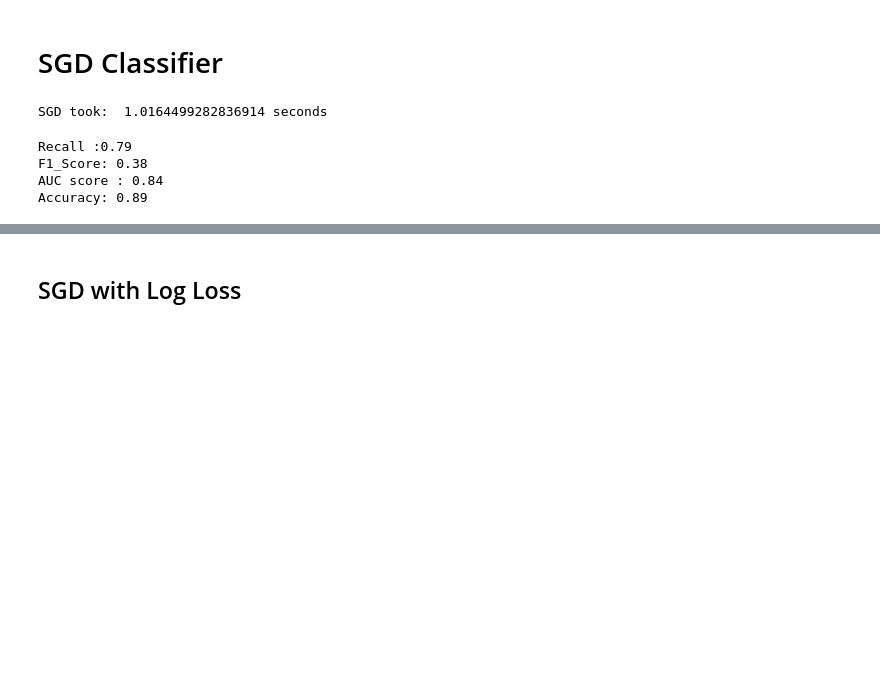
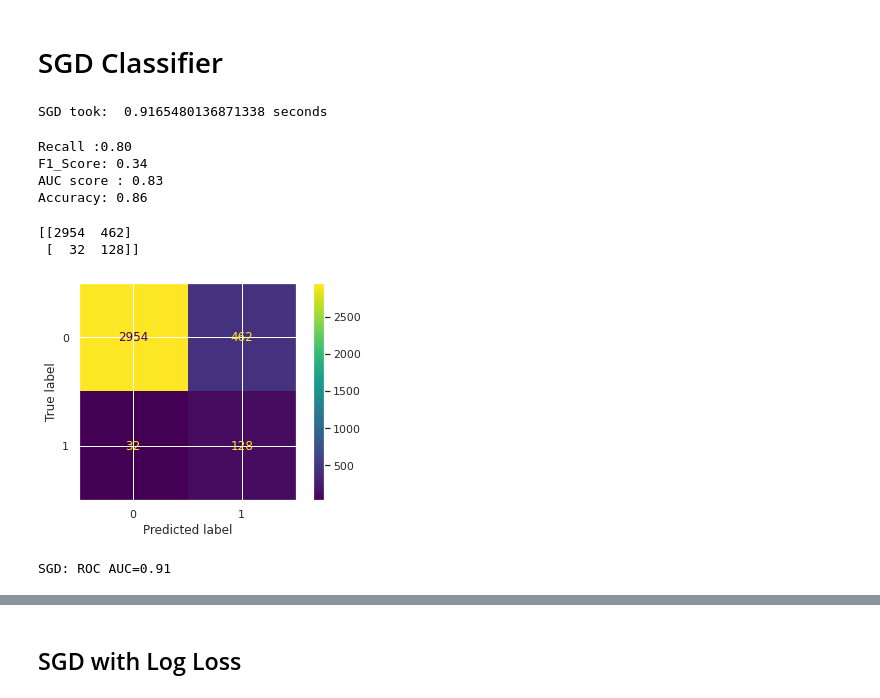
Before and after one commit to huantnguyen/FakeJobPrediction, a Jupyter notebook: v4_Project_245_fakejob.ipynb, the cells around one changed output, grey strips where cells are left out. Saved outputs shown, nothing was run; the diff lists cells and outputs as text; code cells hidden in the pictures; blank space fills up the shorter version.

```diff
--- a/v4_Project_245_fakejob.ipynb
+++ b/v4_Project_245_fakejob.ipynb
@@ -1215,37 +1145,52 @@ ax.set(xscale="log")
 # %% [markdown]
 # SGD Classifier
 # %%
-clf = SGDClassifier(loss="hinge", penalty="l2", max_iter=1000)
+sgd = SGDClassifier(loss="hinge", penalty="l2", max_iter=1000)
 # %%
 start = time.time()
 
-clf.fit(X_train_bal, y_train_bal)
-y_pred = clf.predict(X_test)
+sgd.fit(X_train_bal, y_train_bal)
+calibrator = CalibratedClassifierCV(sgd, cv='prefit')
+new_sgd = calibrator.fit(X_train_bal, y_train_bal)
+
+sgd_pred = new_sgd.predict(X_test)
 
 end = time.time()
 print('SGD took: ', end - start, "seconds")
 # %% [output]
-SGD took:  1.0164499282836914 seconds
+SGD took:  0.9165480136871338 seconds
 # %%
-clf_recall  = metrics.recall_score(y_test, y_pred)
-clf_f1_score = metrics.f1_score(y_test,y_pred)
+clf_recall  = metrics.recall_score(y_test, sgd_pred)
+clf_f1_score = metrics.f1_score(y_test,sgd_pred)
 
 
 print ("Recall :%.2f "% clf_recall)
 print("F1_Score: %.2f "% clf_f1_score)
-print ("AUC score :", np.round(roc_auc_score(y_test, y_pred),2))
-print("Accuracy:",round(metrics.accuracy_score(y_test, y_pred),2))
+print ("AUC score :", np.round(roc_auc_score(y_test, sgd_pred),2))
+print("Accuracy:",round(metrics.accuracy_score(y_test, sgd_pred),2))
 # %% [output]
-Recall :0.79
-F1_Score: 0.38
-AUC score : 0.84
-Accuracy: 0.89
+Recall :0.80
+F1_Score: 0.34
+AUC score : 0.83
+Accuracy: 0.86
 # %%
 #Generate the confusion matrix
-clf_cf_matrix = confusion_matrix(y_test, y_pred)
+clf_cf_matrix = confusion_matrix(y_test, sgd_pred)
 
 print(clf_cf_matrix)
+# %% [output]
+[[2954  462]
+ [  32  128]]
 # %%
-ConfusionMatrixDisplay.from_predictions(y_test, y_pred)
+ConfusionMatrixDisplay.from_predictions(y_test, sgd_pred)
 
 plt.show()
+# %% [output]
+[figure, added]
+# %%
+sgd_proba = model.predict_proba(X_test)
+sgd_proba = sgd_proba[:, 1]
+sgd_auc = roc_auc_score(y_test, sgd_proba)
+print('SGD: ROC AUC=%.2f' % (sgd_auc))
+# %% [output]
+SGD: ROC AUC=0.91
```
Also changed, not shown: parts of 66 cells of this notebook.
